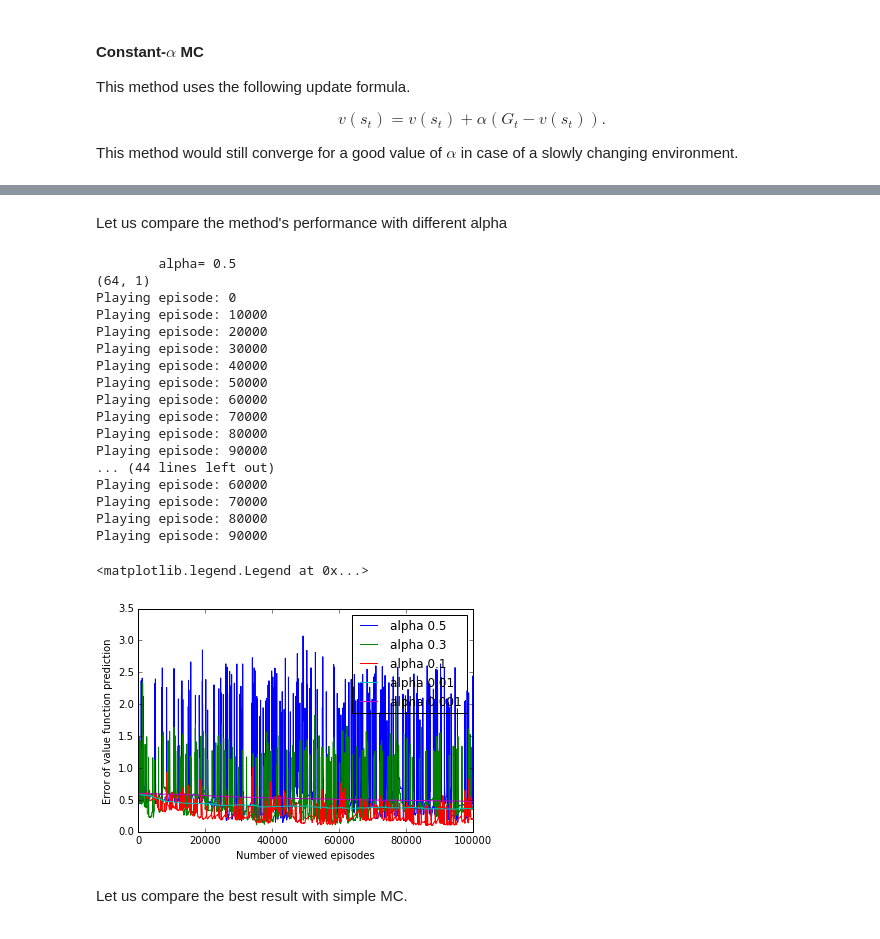
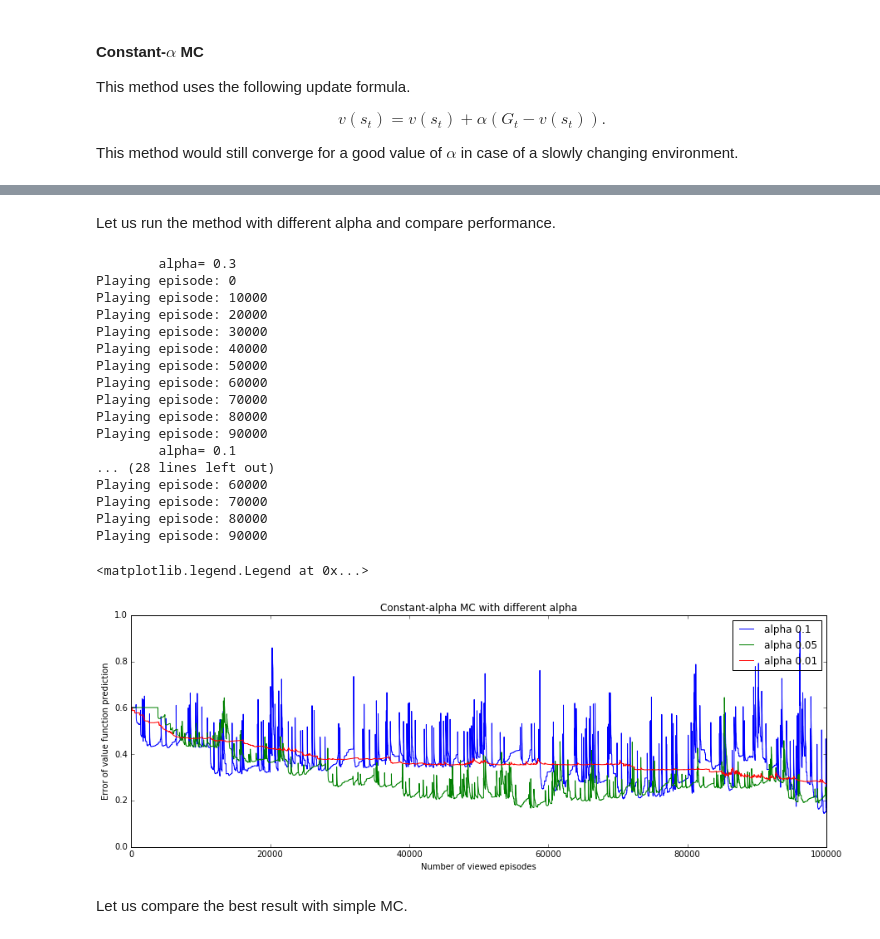
Before and after one commit to izmailovpavel/rl-seminar, a Jupyter notebook: mipt_course/4_MC_TD/MC_TD.ipynb, the cells around one changed output, grey strips where cells are left out. Drawn from its saved outputs; the diff is of its cells as text; code cells hidden in the pictures.

```diff
--- a/mipt_course/4_MC_TD/MC_TD.ipynb
+++ b/mipt_course/4_MC_TD/MC_TD.ipynb
@@ -119,5 +121,5 @@ def MC(n_runs, print_freq=0.1, v0=None, true_v=None):
 # %%
-v, norms = MC(n_runs=100000, true_v=true_v)
+v_rnd_mc, norms_rnd_mc = MC(n_runs=100000, true_v=true_v)
 # %% [output]
 Playing episode: 0
 Playing episode: 10000
@@ -186,2 +220,0 @@ Let's learn the value function with MC method.
-# %%
-v = constant_alpha_MC(n_runs=100000, alpha=1e-1)
@@ -214,15 +221,16 @@ plt.colorbar()
 # %% [markdown]
-Let us compare the method's performance with different alpha
+Let us run the method with different alpha and compare performance.
 # %%
 norms_alpha = []
-alpha_lst = [.5, .3, .1, 1e-2, 1e-3]
+alpha_lst = [.3, .1, .05, 1e-2]
 for alpha in alpha_lst:
     print('\talpha=',alpha)
     v, norms = constant_alpha_MC(n_runs=100000, alpha=alpha, true_v=true_v)
     norms_alpha.append(norms)
+norms_amc = norms_alpha
+alphas_amc = alpha_lst
 # %% [output]
-        alpha= 0.5
-(64, 1)
+        alpha= 0.3
 Playing episode: 0
 Playing episode: 10000
 Playing episode: 20000
@@ -233,17 +241,21 @@ Playing episode: 60000
 Playing episode: 70000
 Playing episode: 80000
 Playing episode: 90000
-... (44 lines left out)
+        alpha= 0.1
+... (28 lines left out)
 Playing episode: 60000
 Playing episode: 70000
 Playing episode: 80000
 Playing episode: 90000
 # %%
-for norms, alpha in list(zip(norms_alpha, alpha_lst)):
+plt.figure(figsize=(15, 5))
+for norms, alpha in list(zip(norms_amc, alphas_amc))[1:]:
     plt.plot(norms, label='alpha '+str(alpha))
 plt.ylabel('Error of value function prediction')
 plt.xlabel('Number of viewed episodes')
+plt.ylim([0., 1.])
+plt.title('Constant-alpha MC with different alpha')
 plt.legend()
 # %% [output]
 <matplotlib.legend.Legend at 0x...>
-[figure, old version]
+[figure, new version]
```
Also changed, not shown: parts of 39 cells of this notebook, 4 other files.
